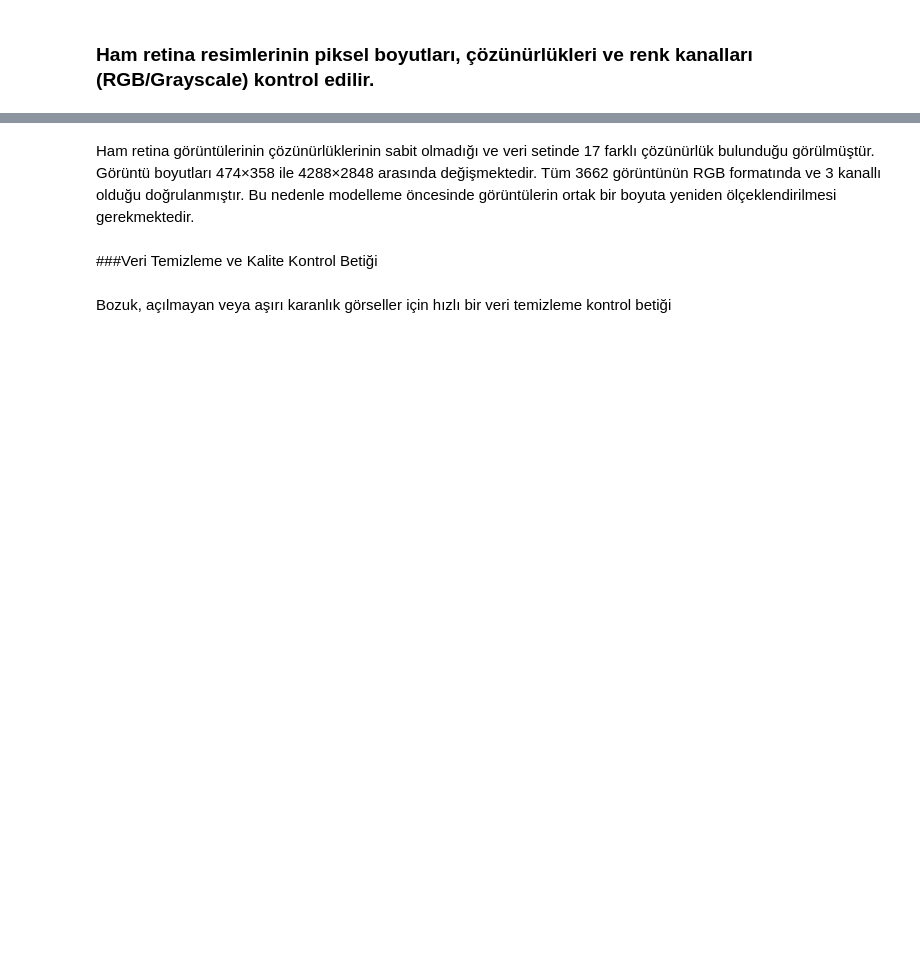
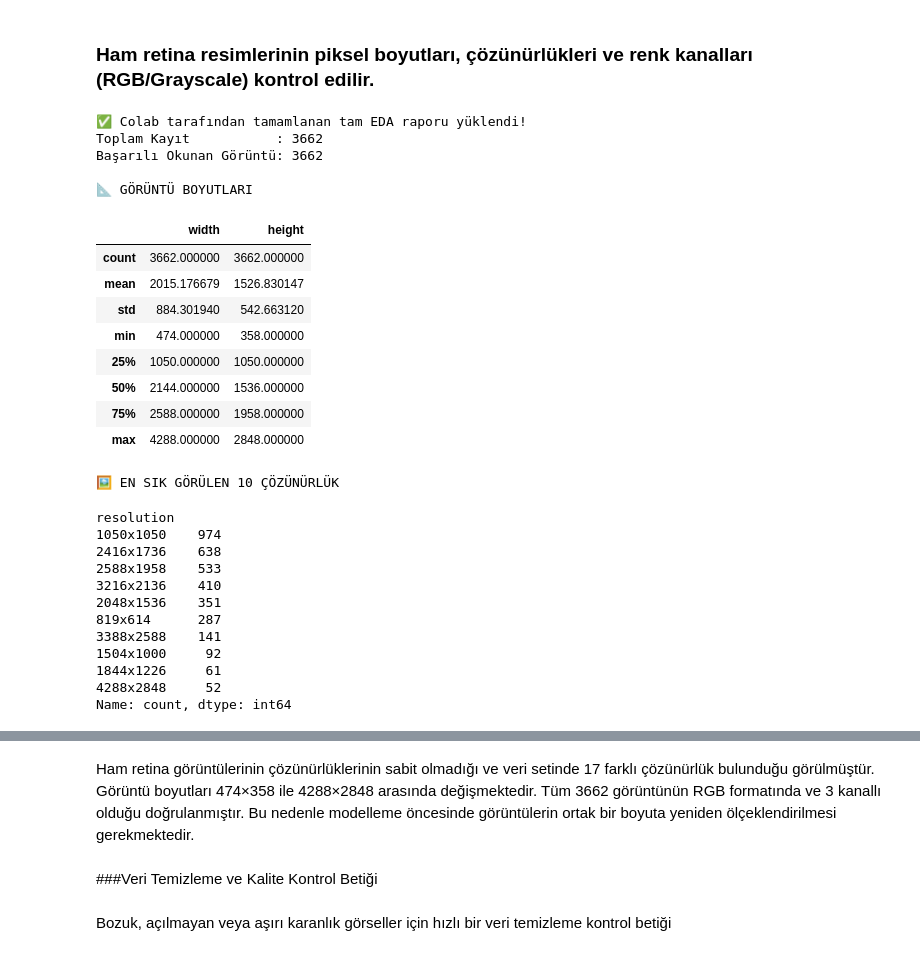
Before and after one commit to ruveydakarakoyun/APTOS-2019, a Jupyter notebook: aptos_2019.ipynb, the cells around one changed output, grey strips where cells are left out. Saved outputs shown, nothing was run; the diff lists cells and outputs as text; code cells hidden in the pictures; blank space fills up the shorter version.

```diff
--- a/aptos_2019.ipynb
+++ b/aptos_2019.ipynb
@@ -399,3 +334,77 @@ display(image_properties_df.head())
+# %%
+import io
+from google.cloud import storage
+from google.oauth2 import service_account
+from IPython.display import display
+import pandas as pd
+
+# GCP Bağlantısı
+JSON_PATH = "/Users/cerenkocabas/Downloads/datascientis-926611d25607.json"
+GCP_PROJECT_ID = "datascientis"
+GCS_BUCKET_NAME = "aptos2019-retina-images-ds"
+
+credentials = service_account.Credentials.from_service_account_file(JSON_PATH)
+storage_client = storage.Client(
+    project=GCP_PROJECT_ID, credentials=credentials
+)
+bucket = storage_client.bucket(GCS_BUCKET_NAME)
+
+# Colab'in ürettiği final raporu oku
+FINAL_PATH = "eda_cache/image_properties.csv"
+final_blob = bucket.blob(FINAL_PATH)
+
+if final_blob.exists():
+    csv_bytes = final_blob.download_as_bytes()
+    image_properties_df = pd.read_csv(io.BytesIO(csv_bytes))
+
+    print("✅ Colab tarafından tamamlanan tam EDA raporu yüklendi!")
+    print(f"Toplam Kayıt           : {len(image_properties_df)}")
+    print(
+        f"Başarılı Okunan Görüntü: {(image_properties_df['status'] == 'ok').sum()}"
+    )
+
+    # İstatistiksel özetler
+    valid_df = image_properties_df.dropna(subset=["width", "height"]).copy()
+    valid_df["width"] = valid_df["width"].astype(int)
+    valid_df["height"] = valid_df["height"].astype(int)
+
+    print("\n📐 GÖRÜNTÜ BOYUTLARI")
+    display(valid_df[["width", "height"]].describe())
+
+    print("\n🖼️ EN SIK GÖRÜLEN 10 ÇÖZÜNÜRLÜK")
+    display(valid_df["resolution"].value_counts().head(10))
+else:
+    print(
+        "❌ Final dosyası bulunamadı, Colab üzerindeki kaydın tamamlandığından emin olun."
+    )
+# %% [output]
+✅ Colab tarafından tamamlanan tam EDA raporu yüklendi!
+Toplam Kayıt           : 3662
+Başarılı Okunan Görüntü: 3662
+
+📐 GÖRÜNTÜ BOYUTLARI
+|  | width | height |
+| count | 3662.000000 | 3662.000000 |
+| mean | 2015.176679 | 1526.830147 |
+| std | 884.301940 | 542.663120 |
+| min | 474.000000 | 358.000000 |
+| 25% | 1050.000000 | 1050.000000 |
+| 50% | 2144.000000 | 1536.000000 |
+| 75% | 2588.000000 | 1958.000000 |
+| max | 4288.000000 | 2848.000000 |
+🖼️ EN SIK GÖRÜLEN 10 ÇÖZÜNÜRLÜK
+resolution
+1050x1050    974
+2416x1736    638
+2588x1958    533
+3216x2136    410
+2048x1536    351
+819x614      287
+3388x2588    141
+1504x1000     92
+1844x1226     61
+4288x2848     52
+Name: count, dtype: int64
 # %%
 # Ham görüntü analizi özeti
 
```
Also changed, not shown: parts of 53 cells of this notebook, 1 other file.
